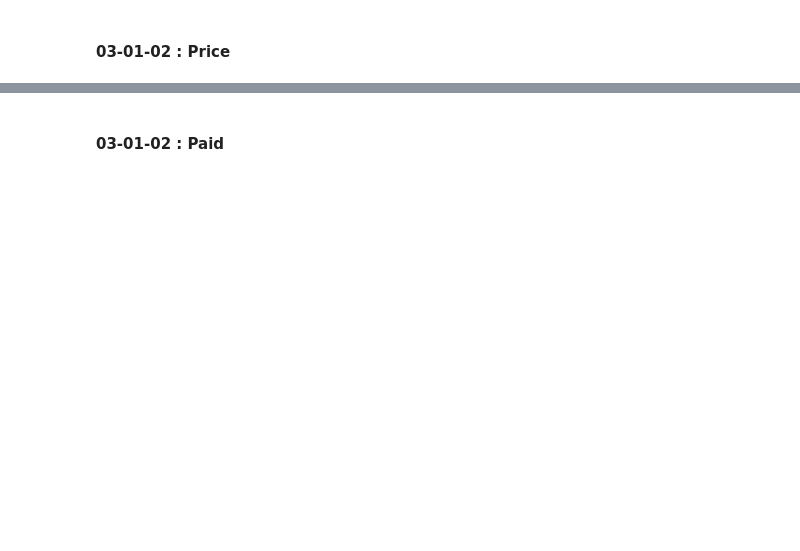
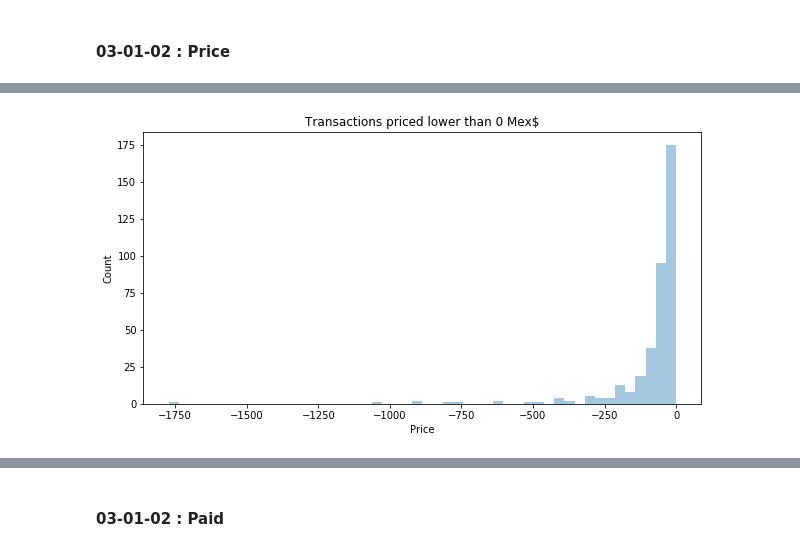
Before and after one commit to HRMNN/SuperMarket, a Jupyter notebook: SupMarTBD.ipynb, the cells around one changed output, grey strips where cells are left out. Saved outputs shown, nothing was run; the diff lists cells and outputs as text; code cells hidden in the pictures; blank space fills up the shorter version.

```diff
--- a/SupMarTBD.ipynb
+++ b/SupMarTBD.ipynb
@@ -62,0 +123,8 @@ Dataset spans from 2018-05-01 07:46:22 to 2018-08-31 21:13:28 . A timeperiod of
+# %%
+plt.title("Transactions priced lower than 0 Mex$")
+sns.distplot(data_cln.price[data_cln.price <= 0] , kde = False)
+plt.ylabel("Count")
+plt.xlabel("Price")
+plt.show()
+# %% [output]
+[figure, added]
```
Also changed, not shown: parts of 19 cells of this notebook.
